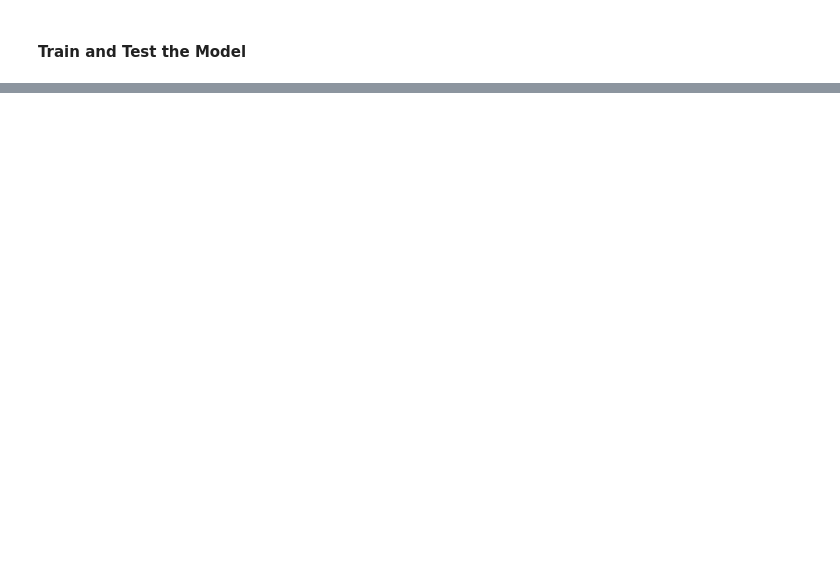
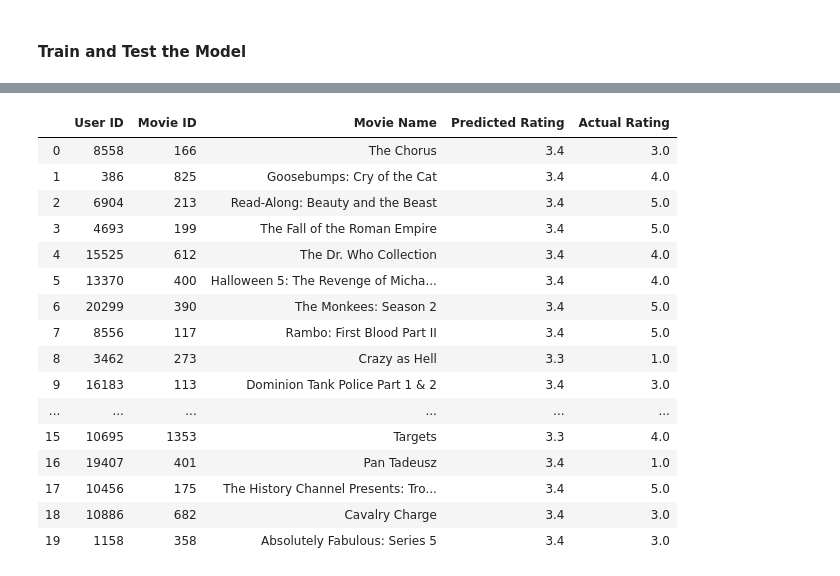
Before and after one commit to narek-g/mec-mini-projects, a Jupyter notebook: mec-17.4.1-recommendation-systems-mini-project/Mini_Project_Recommendation_Systems.ipynb, the cells around one changed output, grey strips where cells are left out. Cells and saved outputs as stored; diff of their text form; code cells hidden in the pictures; blank space fills up the shorter version.

```diff
--- a/mec-17.4.1-recommendation-systems-mini-project/Mini_Project_Recommendation_Systems.ipynb
+++ b/mec-17.4.1-recommendation-systems-mini-project/Mini_Project_Recommendation_Systems.ipynb
@@ -1294,0 +1352,13 @@ results_df.head(20)
+# %%
+# create test input data and true outputs
+X_test = [df_hybrid_test['User'][:100], df_hybrid_test['Movie'][:100], np.array(test_tfidf[:100].todense())]
+y_true = df_hybrid_test['Rating'].values[:100]
+
+# Test model by making predictions on test data
+y_pred = model.predict(X_test).ravel()
+# clip upper and lower ratings
+y_pred = list(map(lambda x: 1.0 if x < 1 else 5.0 if x > 5.0 else x, y_pred))
+
+#  Compute RMSE
+rmse = np.sqrt(mean_squared_error(y_pred=y_pred, y_true=y_true))
+print('\n\nTesting Result With DL Hybrid Recommender: {:.4f} RMSE'.format(rmse))
@@ -1294,0 +1373,31 @@ results_df.head(20)
+# %%
+
+
+## Let's see how our collaborative model performs by seeing the predicted and actual rating for the given user and movie pair
+results_df = pd.DataFrame({
+    'User ID': df_hybrid_test['User'].values[:100],
+    'Movie ID': df_hybrid_test['Movie'].values[:100],
+    'Movie Name': [movie_titles['Name'].iloc[item] for item in df_hybrid_test['Movie']][:100],
+    'Predicted Rating': np.round(y_pred, 1),
+    'Actual Rating': y_true[:100]
+})
+
+results_df.head(20)
+# %% [output]
+|  | User ID | Movie ID | Movie Name | Predicted Rating | Actual Rating |
+| 0 | 8558 | 166 | The Chorus | 3.4 | 3.0 |
+| 1 | 386 | 825 | Goosebumps: Cry of the Cat | 3.4 | 4.0 |
+| 2 | 6904 | 213 | Read-Along: Beauty and the Beast | 3.4 | 5.0 |
+| 3 | 4693 | 199 | The Fall of the Roman Empire | 3.4 | 5.0 |
+| 4 | 15525 | 612 | The Dr. Who Collection | 3.4 | 4.0 |
+| 5 | 13370 | 400 | Halloween 5: The Revenge of Micha... | 3.4 | 4.0 |
+| 6 | 20299 | 390 | The Monkees: Season 2 | 3.4 | 5.0 |
+| 7 | 8556 | 117 | Rambo: First Blood Part II | 3.4 | 5.0 |
+| 8 | 3462 | 273 | Crazy as Hell | 3.3 | 1.0 |
+| 9 | 16183 | 113 | Dominion Tank Police Part 1 & 2 | 3.4 | 3.0 |
+| ... | ... | ... | ... | ... | ... |
+| 15 | 10695 | 1353 | Targets | 3.3 | 4.0 |
+| 16 | 19407 | 401 | Pan Tadeusz | 3.4 | 1.0 |
+| 17 | 10456 | 175 | The History Channel Presents: Tro... | 3.4 | 5.0 |
+| 18 | 10886 | 682 | Cavalry Charge | 3.4 | 3.0 |
+| 19 | 1158 | 358 | Absolutely Fabulous: Series 5 | 3.4 | 3.0 |
```
Also changed, not shown: parts of 31 cells of this notebook.
